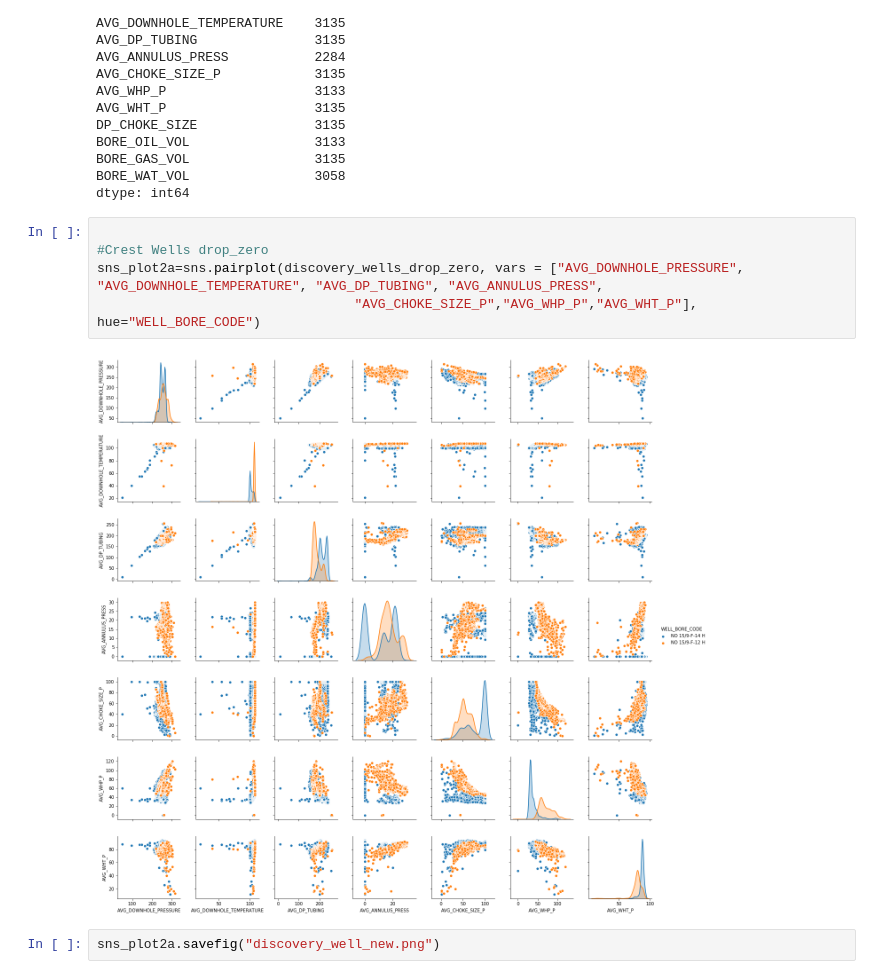
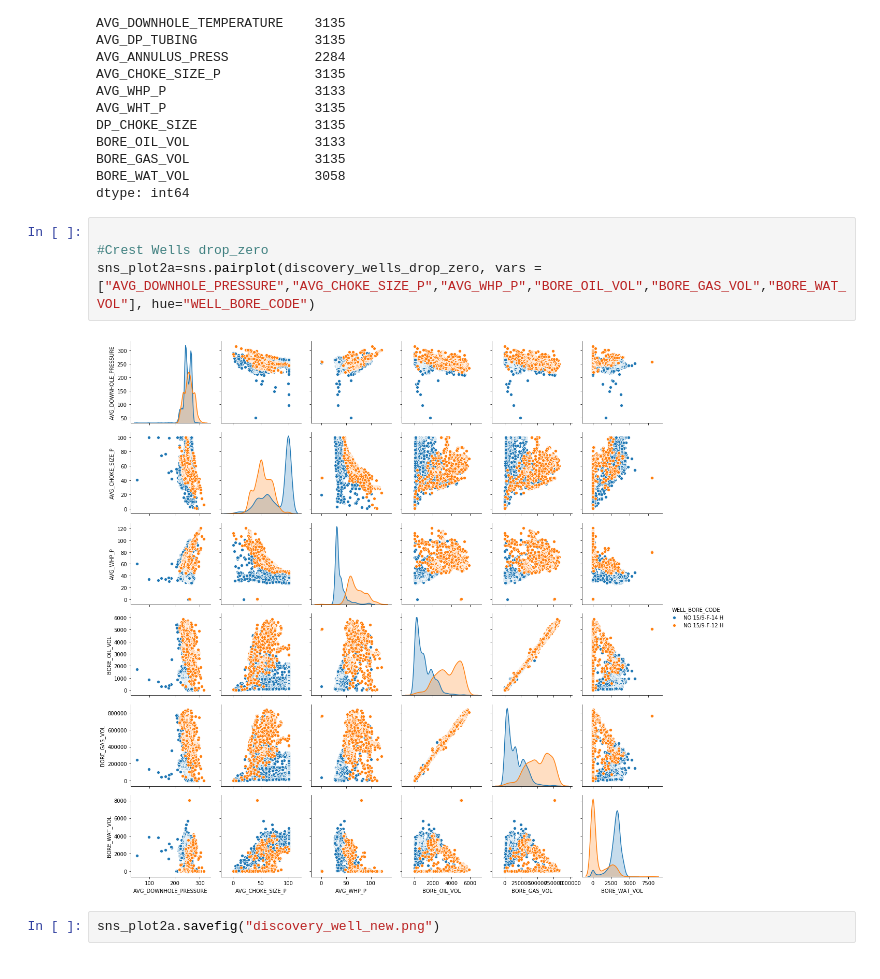
Before and after one commit to sgk2004/Volve-Dataset, a Jupyter notebook: Production/data_etl.ipynb, the cells around one changed output. Cells and saved outputs as stored; diff of their text form.

```diff
--- a/Production/data_etl.ipynb
+++ b/Production/data_etl.ipynb
@@ -253,10 +228,9 @@ dtype: int64
 # %%
 
 #Crest Wells drop_zero
-sns_plot2a=sns.pairplot(discovery_wells_drop_zero, vars = ["AVG_DOWNHOLE_PRESSURE", "AVG_DOWNHOLE_TEMPERATURE", "AVG_DP_TUBING", "AVG_ANNULUS_PRESS",
-                                 "AVG_CHOKE_SIZE_P","AVG_WHP_P","AVG_WHT_P"], hue="WELL_BORE_CODE")
+sns_plot2a=sns.pairplot(discovery_wells_drop_zero, vars = ["AVG_DOWNHOLE_PRESSURE","AVG_CHOKE_SIZE_P","AVG_WHP_P","BORE_OIL_VOL","BORE_GAS_VOL","BORE_WAT_VOL"], hue="WELL_BORE_CODE")
 # %% [output]
-[figure, old version]
+[figure, new version]
 # %%
 sns_plot2a.savefig("discovery_well_new.png")
 # %%
```
Also changed, not shown: parts of 7 cells of this notebook.
